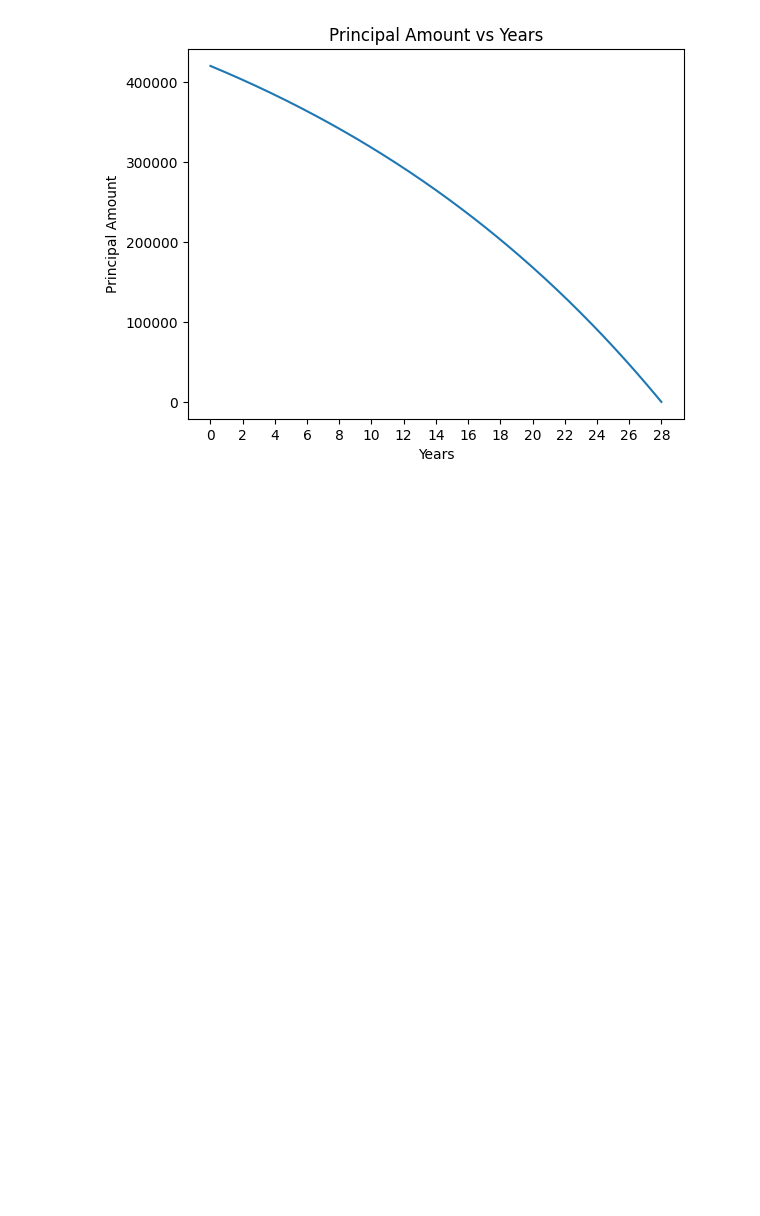
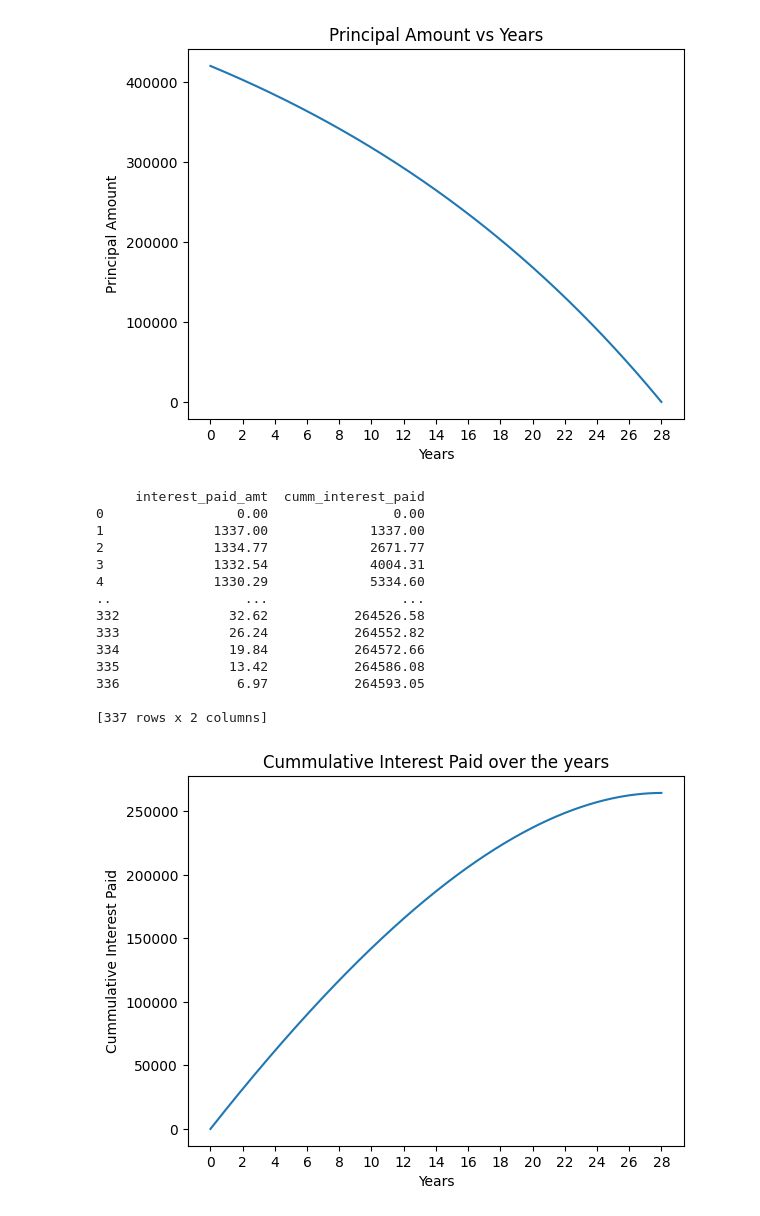
Before and after one commit to barunps3/financial_analysis, a Jupyter notebook: Base_calculation.ipynb, the cells around one changed output. Saved outputs shown, nothing was run; the diff lists cells and outputs as text; code cells hidden in the pictures; blank space fills up the shorter version.

Commit message:
added interest graph

```diff
--- a/Base_calculation.ipynb
+++ b/Base_calculation.ipynb
@@ -132,3 +132,35 @@ plt.title('Principal Amount vs Years')
 plt.show()
 # %% [output]
 [figure]
+# %%
+cumm_interest_df = pd.DataFrame({"cumm_interest_paid": periodic_loan_calc['interest_paid_amt'].cumsum()})
+interest_table = pd.concat([periodic_loan_calc['interest_paid_amt'], cumm_interest_df], axis=1)
+print(interest_table)
+
+x = interest_table.index
+y = interest_table['cumm_interest_paid']
+plt.plot(x, y)
+# Show ticks only for following values
+period_tick = [i for i in x.to_list() if i % 24 == 0]
+# While labelling ticks show them as years
+plt.xticks(period_tick, labels=[str(int(i / 12)) for i in period_tick])
+plt.xlabel("Years")
+plt.ylabel("Cummulative Interest Paid")
+plt.title('Cummulative Interest Paid over the years')
+plt.show()
+# %% [output]
+     interest_paid_amt  cumm_interest_paid
+0                 0.00                0.00
+1              1337.00             1337.00
+2              1334.77             2671.77
+3              1332.54             4004.31
+4              1330.29             5334.60
+..                 ...                 ...
+332              32.62           264526.58
+333              26.24           264552.82
+334              19.84           264572.66
+335              13.42           264586.08
+336               6.97           264593.05
+
+[337 rows x 2 columns]
+[figure, added]
```
